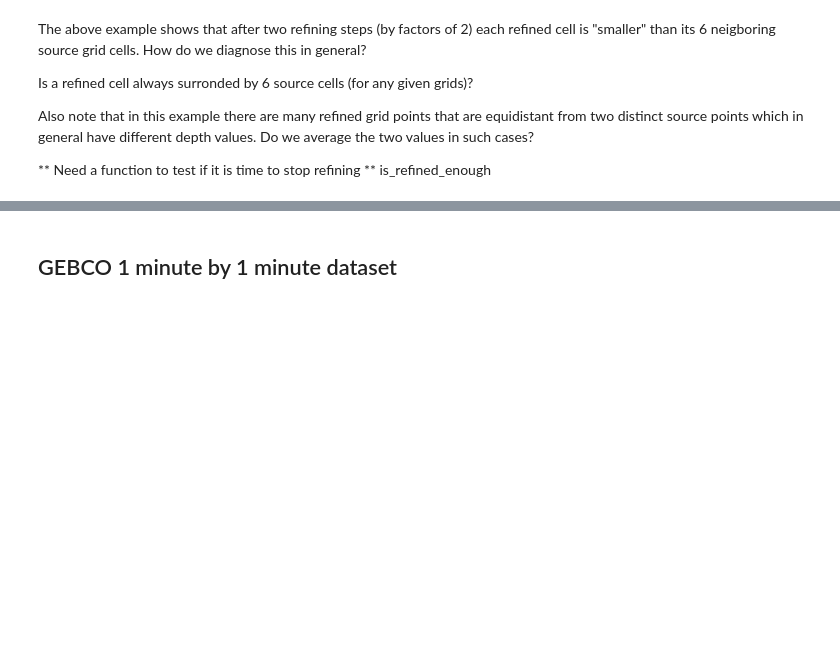
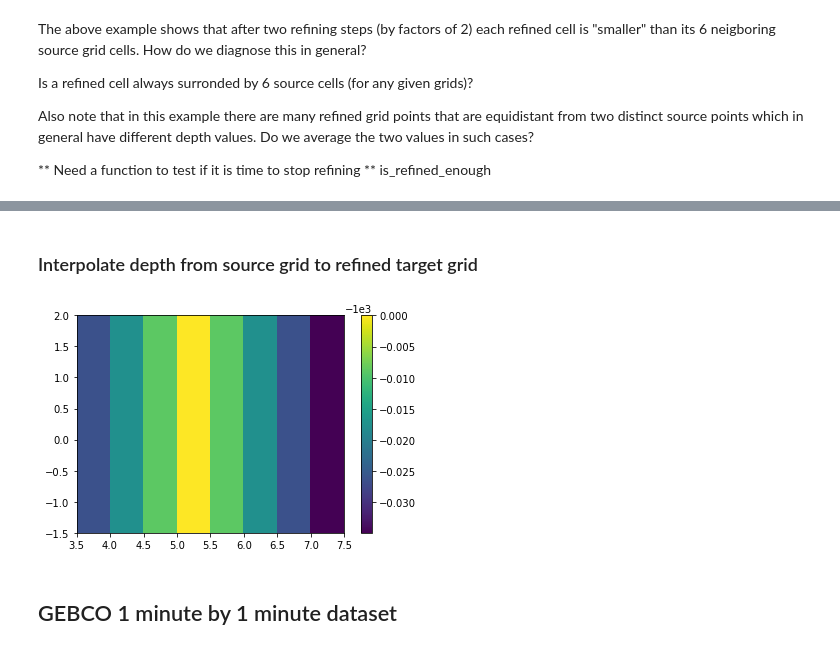
Before and after one commit to adcroft/thin-wall-topography, a Jupyter notebook: python/algorithm_dev.ipynb, the cells around one changed output, grey strips where cells are left out. Saved outputs shown, nothing was run; the diff lists cells and outputs as text; code cells hidden in the pictures; blank space fills up the shorter version.

```diff
--- a/python/algorithm_dev.ipynb
+++ b/python/algorithm_dev.ipynb
@@ -108,3 +121,14 @@ Also note that in this example there are many refined grid points that are equid
+# %% [markdown]
+### Interpolate depth from source grid to refined target grid
+# %%
+#interpolate the source topog to the refined grid
+#using scipy
+from scipy import interpolate
+f_interp = interpolate.interp2d(src_lon_grid[0,:],src_lat_grid[:,0],src_depth,kind='linear')
+depth_rf4_scipy = f_interp(lon_rf4[0,:], lat_rf4[:,0])
+plt.pcolormesh(lon_rf4, lat_rf4, depth_rf4_scipy); plt.colorbar();
+# %% [output]
+[figure, added]
 # %% [markdown]
 ## GEBCO  1 minute by 1 minute dataset
 # %%
```
Also changed, not shown: parts of 8 cells of this notebook.
